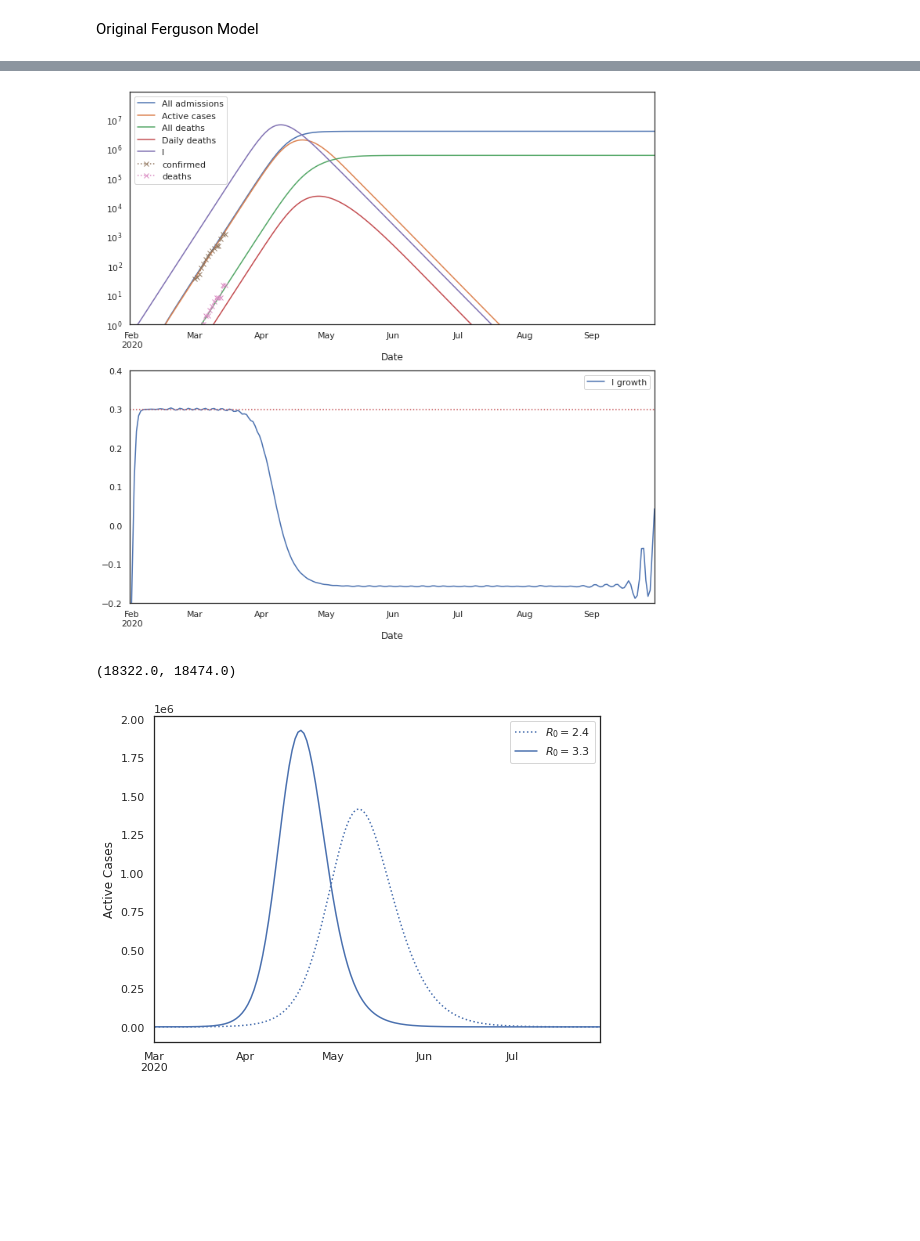
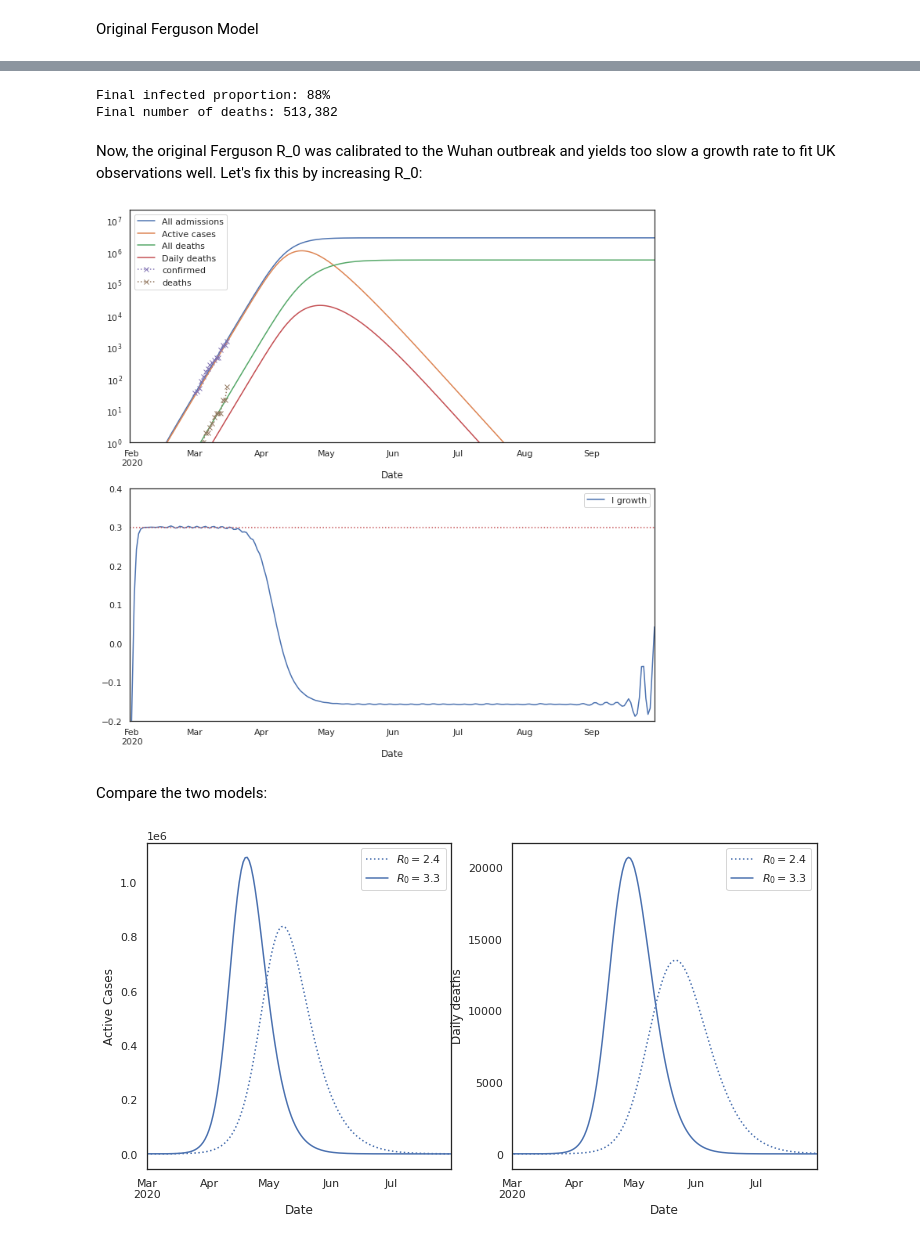
Before and after one commit to jpbrodrick/covid-19-modelling, a Jupyter notebook: Covid-19 SEIR Model.ipynb, the cells around one changed output, grey strips where cells are left out. Cells and saved outputs as stored; diff of their text form; code cells hidden in the pictures; blank space fills up the shorter version.

```diff
--- a/Covid-19 SEIR Model.ipynb
+++ b/Covid-19 SEIR Model.ipynb
@@ -259,12 +82,10 @@ def plot_simulation(sim, transmission_model):
     n_plots = 2
     f, axs = plt.subplots(n_plots, 1, figsize=(12, 6*n_plots), squeeze=False)
     axs = axs.ravel()
-    sim[['All admissions', 'Active cases', 'All deaths', 'Daily deaths', 'I']].plot(ax=axs[0])
-    #sim[['N', 'S', 'E', 'I', 'R']].plot(ax=axs[0])
+    sim[['All admissions', 'Active cases', 'All deaths', 'Daily deaths']].plot(ax=axs[0])
     ts[['confirmed', 'deaths']][ts['phase']=='unrestricted'].plot(marker='x', linestyle=':',ax=axs[0])
     axs[0].set_yscale('log')
     axs[0].set_ylim(1, None)
-    #axs[0].set_ylim(.001, 1.05 * y_height)
     (np.exp(sim.E / sim.I / transmission_model.T_inc - 1./transmission_model.T_inf)-1).rename('I growth').plot(ax=axs[1])
     #(sim.I.diff() / (0.5*(sim.I.shift(1) + sim.I.shift(1)))).rename('debug').plot(ax=axs[1])
     axs[1].set_ylim(-0.2, 0.4)
@@ -272,19 +93,19 @@ def plot_simulation(sim, transmission_model):
     for ax in axs:
         ax.legend()
         ax.set_xlabel('Date')
-        #ax.xaxis.set_major_locator(ticker.AutoLocator())
 # %% [markdown]
 Original Ferguson Model
 # %%
 transmission_parameters = calibrate_transmission_model(0.3, 6.5, 0.71)
 t_model = SEIRModel(**transmission_parameters)
-e_model = EmissionModel(f_ill=0.06, f_death=0.15,
-                        n_symptoms=9, T_symptoms=10,
-                        n_resolve=9, T_resolve=10,
-                        n_death=16, T_death=21)
+e_model = EmissionModel(f_hosp=0.044, f_death=0.2,
+                        n_hosp=4, T_hosp=11,
+                        n_resolve=9, T_resolve=8,
+                        n_death=4, T_death=21)
 t_model.R_0 = lambda _: 2.4
 sim_orig = run_outbreak(t_model, e_model, 2*365//3, make_state(S=6.64e7, I=1))
 sim_orig = calibrate_timing_to_cases(sim_orig,
-                         ts[ts['phase']=='unrestricted'])
+                         ts.confirmed[ts['phase']=='unrestricted'])
+sim_orig.to_csv('simdata/sim-original-Ferguson-parameters.csv')
 plot_simulation(sim_orig, t_model)
 # %% [output]
@@ -315,23 +129,40 @@ ax_d.plot(sim_orig.index.to_series().apply(mdates.date2num).values,
+# %%
+print('Final infected proportion: {:.0%}'.format(1. - sim_orig['S'].iloc[-1] / sim_orig['S'].iloc[0]))
+print('Final number of deaths: {:,.0f}'.format(sim_orig['All deaths'].iloc[-1]))
+# %% [output]
+Final infected proportion: 88%
+Final number of deaths: 513,382
+# %% [markdown]
+Now, the original Ferguson R_0 was calibrated to the Wuhan outbreak and yields too slow a growth rate to fit UK observations well. Let's fix this by increasing R_0:
 # %%
 transmission_parameters = calibrate_transmission_model(0.3, 6.5, 0.71)
-t_model = SEIRModel(**transmission_parameters)
-e_model = EmissionModel(f_ill=0.06, f_death=0.15,
-                        n_symptoms=9, T_symptoms=10,
-                        n_resolve=9, T_resolve=10,
-                        n_death=4, T_death=14)
-sim_correct_R_0 = run_outbreak(t_model, e_model, 2*365//3, make_state(S=6.64e7, I=1))
+t_model_c = SEIRModel(**transmission_parameters)
+e_model_c = EmissionModel(f_hosp=0.044, f_death=0.2,
+                          n_hosp=4, T_hosp=11,
+                          n_resolve=9, T_resolve=8,
+                          n_death=4, T_death=14)
+sim_correct_R_0 = run_outbreak(t_model_c, e_model_c, 2*365//3, make_state(S=6.64e7, I=1))
 sim_correct_R_0 = calibrate_timing_to_cases(sim_correct_R_0,
-                         ts[ts['phase']=='unrestricted'])
-plot_simulation(sim_correct_R_0, t_model)
+                         ts.confirmed[ts['phase']=='unrestricted'])
+sim_orig.to_csv('simdata/sim-R_0-3.3-baseline-parameters.csv')
+plot_simulation(sim_correct_R_0, t_model_c)
 # %% [output]
-[figure, old version]
+[figure, new version]
+# %% [markdown]
+Compare the two models:
 # %%
-plt.figure(figsize=(8,6))
+f, (ax_a, ax_d) = plt.subplots(1, 2, figsize=(12,6))
+plt.sca(ax_a)
 sim_orig['Active cases'].rename('$R_0 = 2.4$').plot(ax=plt.gca(), color='b', ls=':')
 sim_correct_R_0['Active cases'].rename('$R_0 = 3.3$').plot(ax=plt.gca(), color='b')
 plt.legend()
 plt.ylabel('Active Cases')
 plt.xlim('2020/03/01', '2020/07/31')
+plt.sca(ax_d)
+sim_orig['Daily deaths'].rename('$R_0 = 2.4$').plot(ax=plt.gca(), color='b', ls=':')
+sim_correct_R_0['Daily deaths'].rename('$R_0 = 3.3$').plot(ax=plt.gca(), color='b')
+plt.legend()
+plt.ylabel('Daily deaths')
+plt.xlim('2020/03/01', '2020/07/31');
 # %% [output]
-(18322.0, 18474.0)
-[figure, old version]
+[figure, new version]
```
Also changed, not shown: parts of 34 cells of this notebook, 9 other files.
